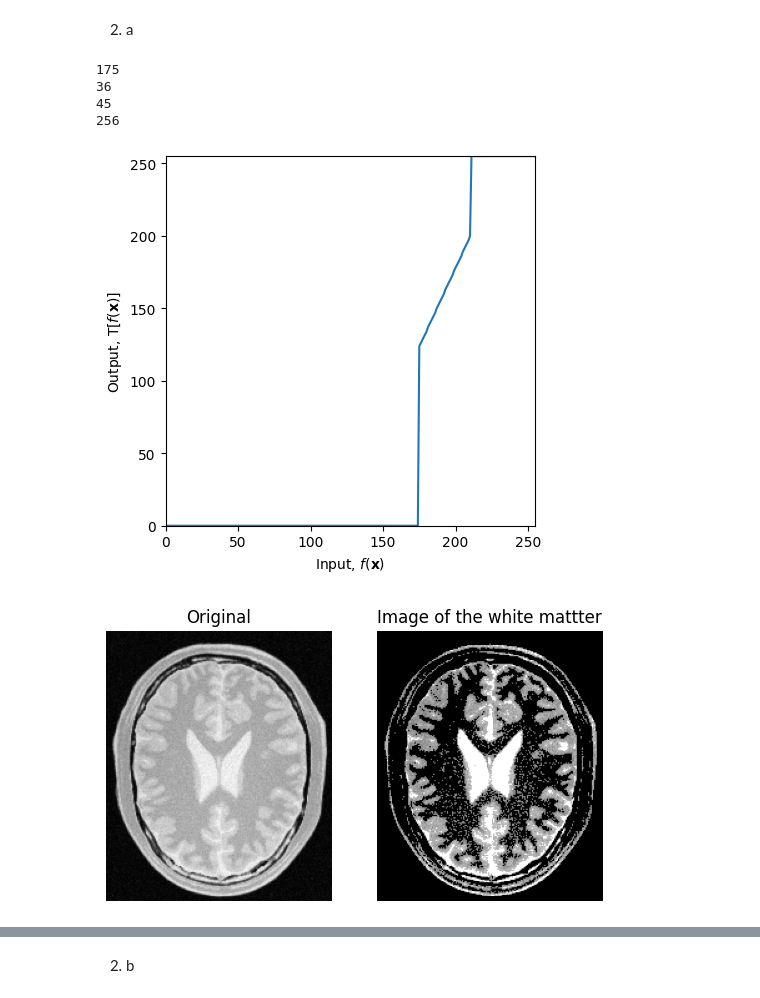
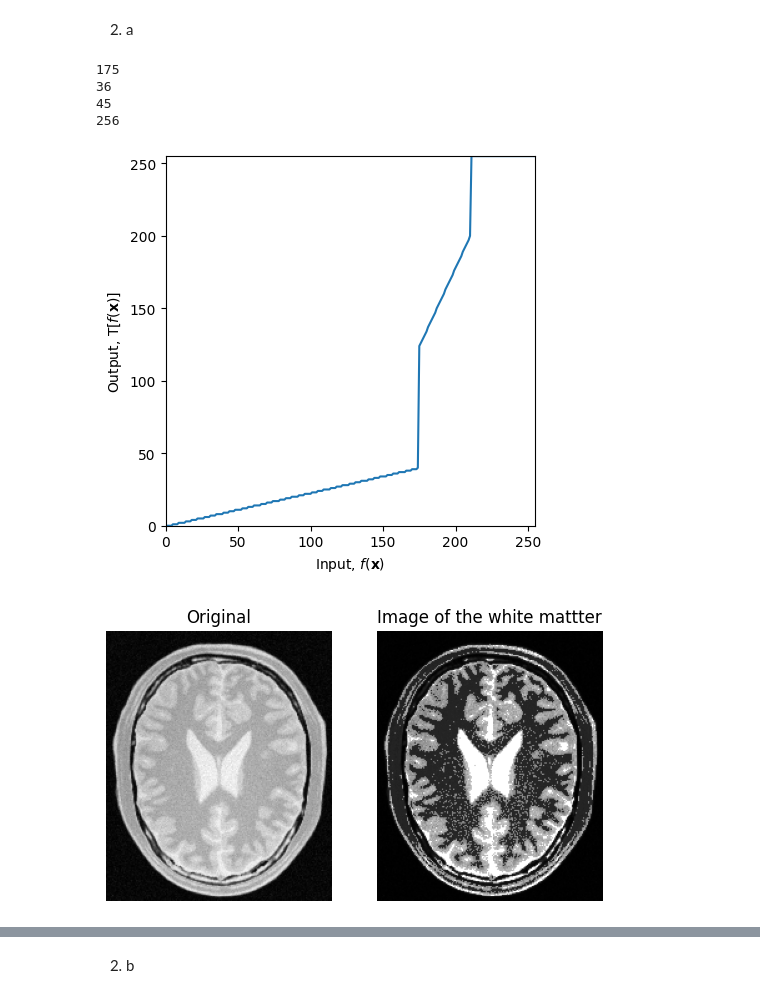
Before and after one commit to RushenHansana/Image_Processing, a Jupyter notebook: Assignment 1.ipynb, the cells around one changed output, grey strips where cells are left out. Cells and saved outputs as stored; diff of their text form; code cells hidden in the pictures.

```diff
--- a/Assignment 1.ipynb
+++ b/Assignment 1.ipynb
@@ -54,7 +54,7 @@ import cv2 as cv
 import numpy as np
 import matplotlib.pyplot as plt
 
-c = np.array([(174,0),(174,124),(210,200),(210,255)])#cordinates of the line segments in transformation
+c = np.array([(174,40),(174,124),(210,200),(210,255)])#cordinates of the line segments in transformation
 
 t1 = np.linspace(0, c[0,1], c[0,0]+1 -0).astype('uint8')#create array of 51 numbers having values form 0 -50
 print(len(t1))
@@ -66,32 +66,32 @@ print(len(t3))
 transform = np.concatenate((t1,t2), axis =0).astype('uint8')
 transform = np.concatenate((transform,t3), axis =0).astype('uint8')
 print(len(transform))
 
 fig, ax = plt.subplots()
 ax.plot(transform)
 ax.set_xlabel(r'Input, $f(\mathbf{x})$')
 ax.set_ylabel('Output, $\mathrm{T}[f(\mathbf{x})]$')
 ax.set_xlim(0,255)
 ax.set_ylim(0,255)
 ax.set_aspect('equal')
 
 img_org = cv.imread('BrainProtonDensitySlice9.png',cv.IMREAD_GRAYSCALE)
 
 fig, ax = plt.subplots(1,2)
 ax[0].imshow(img_org, cmap ='gray')
 ax[0].set_title('Original')
 ax[0].axis('off')
 image_white=cv.LUT(img_org, transform)
 ax[1].imshow(image_white, cmap ='gray')
 ax[1].set_title('Image of the white mattter')
 ax[1].axis('off')
 
 
 plt.show()
 # %% [output]
 175
 36
 45
 256
-[figure, old version]
+[figure, new version]
 [figure]
```
Also changed, not shown: parts of 2 cells of this notebook.
